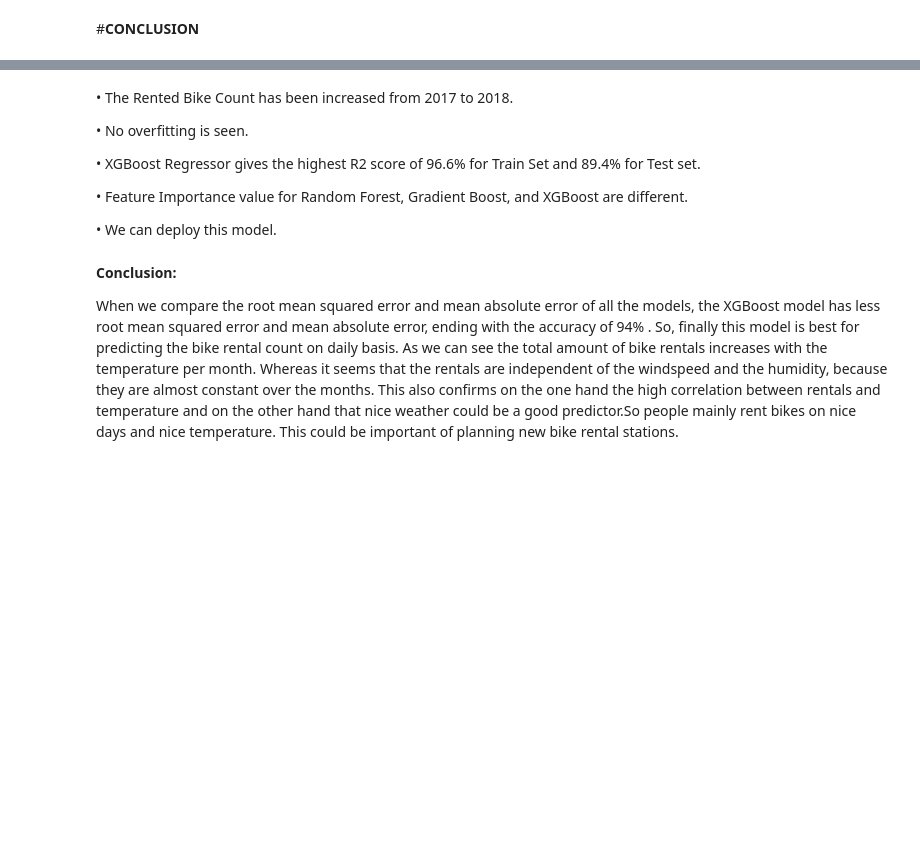
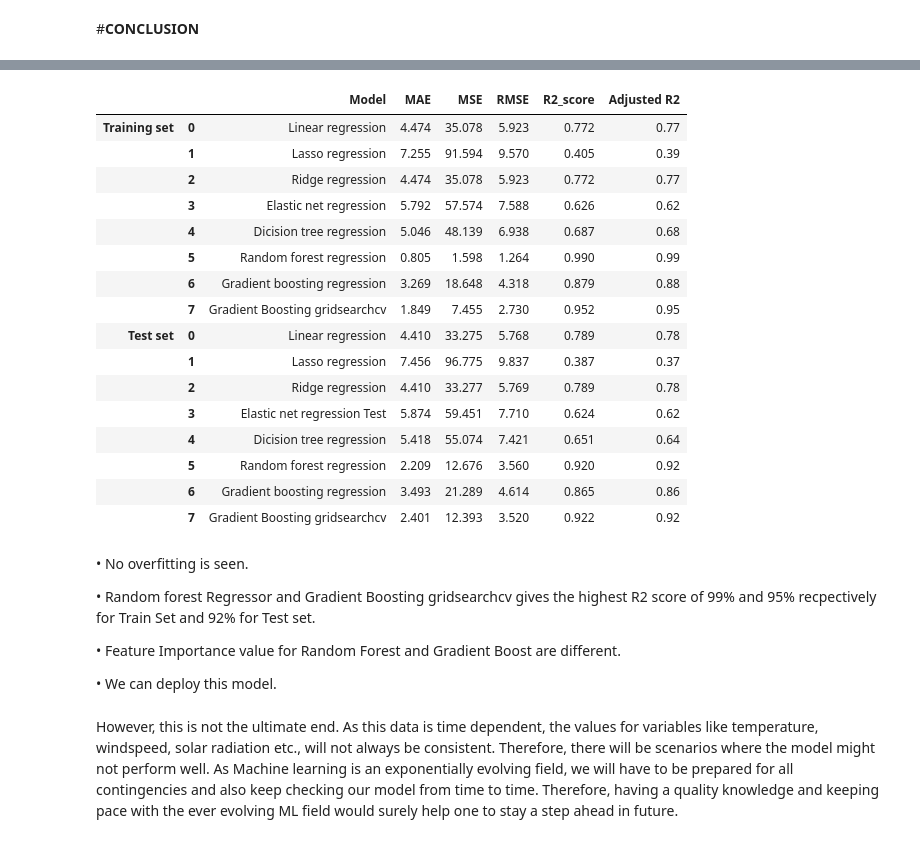
Before and after one commit to sanjaykhadanga/Capstone-Project---Two, a Jupyter notebook: Bike_Sharing_Demand_Prediction(sanjay)_Capstone_Project.ipynb, the cells around one changed output, grey strips where cells are left out. Cells and saved outputs as stored; diff of their text form; code cells hidden in the pictures; blank space fills up the shorter version.

```diff
--- a/Bike_Sharing_Demand_Prediction(sanjay)_Capstone_Project.ipynb
+++ b/Bike_Sharing_Demand_Prediction(sanjay)_Capstone_Project.ipynb
@@ -1814,0 +2033,2 @@ plt.show()
+# %%
+gb_optimal_model = gb_grid.best_estimator_
@@ -1814,0 +2061,38 @@ plt.show()
+# %%
+# storing the test set metrics value in a dataframe for later comparison
+dict1={'Model':'Gradient Boosting gridsearchcv ',
+       'MAE':round((MAE_gbh),3),
+       'MSE':round((MSE_gbh),3),
+       'RMSE':round((RMSE_gbh),3),
+       'R2_score':round((r2_gbh),3),
+       'Adjusted R2':round((Adjusted_R2_gbh ),2)
+      }
+training_df=training_df.append(dict1,ignore_index=True)
+# %%
+from sklearn.metrics import mean_squared_error
+MSE_gbh= mean_squared_error(y_test, y_pred_g_g)
+print("MSE :",MSE_gbh)
+
+RMSE_gbh=np.sqrt(MSE_gbh)
+print("RMSE :",RMSE_gbh)
+
+
+MAE_gbh= mean_absolute_error(y_test, y_pred_g_g)
+print("MAE :",MAE_gbh)
+
+
+from sklearn.metrics import r2_score
+r2_gbh= r2_score((y_test), (y_pred_g_g))
+print("R2 :",r2_gbh)
+Adjusted_R2_gbh = (1-(1-r2_score(y_test, y_pred_g_g))*((X_test.shape[0]-1)/(X_test.shape[0]-X_test.shape[1]-1)) )
+print("Adjusted R2 :",1-(1-r2_score((y_test), (y_pred_g_g)))*((X_test.shape[0]-1)/(X_test.shape[0]-X_test.shape[1]-1)) )
+# %%
+# storing the test set metrics value in a dataframe for later comparison
+dict2={'Model':'Gradient Boosting gridsearchcv ',
+       'MAE':round((MAE_gbh),3),
+       'MSE':round((MSE_gbh),3),
+       'RMSE':round((RMSE_gbh),3),
+       'R2_score':round((r2_gbh),3),
+       'Adjusted R2':round((Adjusted_R2_gbh ),2)
+      }
+test_df=test_df.append(dict2,ignore_index=True)
@@ -1817,15 +2138,34 @@ plt.show()
+# %%
+# displaying the results of evaluation metric values for all models
+result=pd.concat([training_df,test_df],keys=['Training set','Test set'])
+result
+# %% [output]
+|  |  | Model | MAE | MSE | RMSE | R2_score | Adjusted R2 |
+| Training set | 0 | Linear regression | 4.474 | 35.078 | 5.923 | 0.772 | 0.77 |
+|  | 1 | Lasso regression | 7.255 | 91.594 | 9.570 | 0.405 | 0.39 |
+|  | 2 | Ridge regression | 4.474 | 35.078 | 5.923 | 0.772 | 0.77 |
+|  | 3 | Elastic net regression | 5.792 | 57.574 | 7.588 | 0.626 | 0.62 |
+|  | 4 | Dicision tree regression | 5.046 | 48.139 | 6.938 | 0.687 | 0.68 |
+|  | 5 | Random forest regression | 0.805 | 1.598 | 1.264 | 0.990 | 0.99 |
+|  | 6 | Gradient boosting regression | 3.269 | 18.648 | 4.318 | 0.879 | 0.88 |
+|  | 7 | Gradient Boosting gridsearchcv | 1.849 | 7.455 | 2.730 | 0.952 | 0.95 |
+| Test set | 0 | Linear regression | 4.410 | 33.275 | 5.768 | 0.789 | 0.78 |
+|  | 1 | Lasso regression | 7.456 | 96.775 | 9.837 | 0.387 | 0.37 |
+|  | 2 | Ridge regression | 4.410 | 33.277 | 5.769 | 0.789 | 0.78 |
+|  | 3 | Elastic net regression Test | 5.874 | 59.451 | 7.710 | 0.624 | 0.62 |
+|  | 4 | Dicision tree regression | 5.418 | 55.074 | 7.421 | 0.651 | 0.64 |
+|  | 5 | Random forest regression | 2.209 | 12.676 | 3.560 | 0.920 | 0.92 |
+|  | 6 | Gradient boosting regression | 3.493 | 21.289 | 4.614 | 0.865 | 0.86 |
+|  | 7 | Gradient Boosting gridsearchcv | 2.401 | 12.393 | 3.520 | 0.922 | 0.92 |
 # %% [markdown]
-• The Rented Bike Count has been increased from 2017 to 2018.
 
 • No overfitting is seen.
 
-• XGBoost Regressor gives the highest R2 score of 96.6% for Train Set and 89.4% for Test set.
+• Random forest Regressor and Gradient Boosting gridsearchcv gives the highest R2 score of 99% and 95% recpectively for Train Set and 92% for Test set.
 
-• Feature Importance value for Random Forest, Gradient Boost, and XGBoost are different.
+• Feature Importance value for Random Forest and Gradient Boost are different.
 
 • We can deploy this model.
-# %% [markdown]
-**Conclusion:**
-
-
-When we compare the root mean squared error and mean absolute error of all the models, the XGBoost model has less root mean squared error and mean absolute error, ending with the accuracy of 94% . So, finally this model is best for predicting the bike rental count on daily basis. As we can see the total amount of bike rentals increases with the temperature per month. Whereas it seems that the rentals are independent of the windspeed and the humidity, because they are almost constant over the months. This also confirms on the one hand the high correlation between rentals and temperature and on the other hand that nice weather could be a good predictor.So people mainly rent bikes on nice days and nice temperature. This could be important of planning new bike rental stations.
+# %% [markdown]
+
+However, this is not the ultimate end. As this data is time dependent, the values for variables like temperature, windspeed, solar radiation etc., will not always be consistent. Therefore, there will be scenarios where the model might not perform well. As Machine learning is an exponentially evolving field, we will have to be prepared for all contingencies and also keep checking our model from time to time. Therefore, having a quality knowledge and keeping pace with the ever evolving ML field would surely help one to stay a step ahead in future.
```
Also changed, not shown: parts of 68 cells of this notebook.
